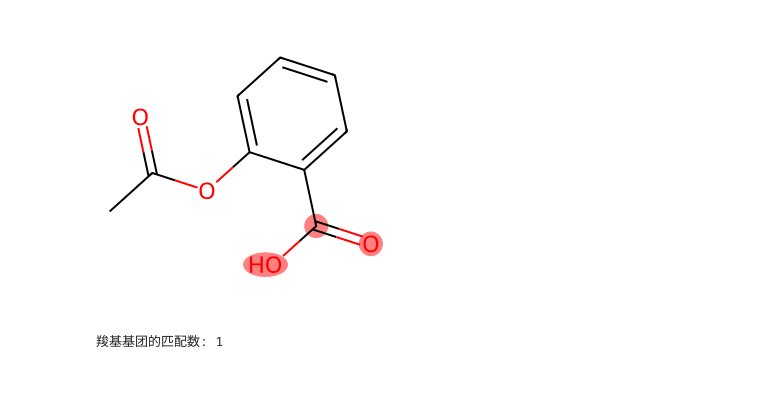
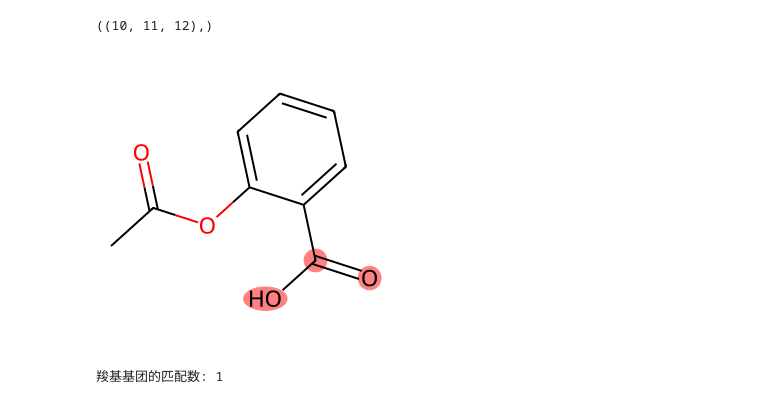
Before and after one commit to ZheLi-Lab/CADD_Class_Data, a Jupyter notebook: chapter6/Part1_Basic.ipynb, the cells around one changed output. Saved outputs shown, nothing was run; the diff lists cells and outputs as text; code cells hidden in the pictures.

```diff
--- a/chapter6/Part1_Basic.ipynb
+++ b/chapter6/Part1_Basic.ipynb
@@ -313,35 +211,24 @@ Similarity: 0.4482758620689655
 # %%
-"""
-子结构提取示例：
-1. 需要用到 RDKit 中的 Chem 模块、Draw 模块。
-2. 使用 Chem 中的 MolFromSmiles() 函数读取分子信息，MolFromSmarts() 函数定义子结构。
-3. 使用 GetSubstructMatches() 方法在分子中查找子结构。
-4. 使用 Draw 中的 MolToImage() 函数绘制分子结构。
-"""
-
+from rdkit import Chem
+from rdkit.Chem import Draw
 # 读取分子信息（阿司匹林）
 mol = Chem.MolFromSmiles('CC(=O)OC1=CC=CC=C1C(=O)O')
-
 # 定义羧基基团的子结构（C(=O)[OH]表示羧基）
 substructure = Chem.MolFromSmarts('C(=O)[OH]')
-
 # 在分子中查找羧基基团
 matches = mol.GetSubstructMatches(substructure)
-
 # 展平匹配结果，生成一个包含所有匹配原子索引的列表
-highlight_atoms = [atom for match in matches
-                   for atom in match]
-
+print(matches)
+# 定义高亮的原子索引
+highlight_atoms = []
+for match in matches:
+    for atom in match:
+        highlight_atoms.append(atom)
 # 绘制分子结构并高亮匹配的子结构
-img = Draw.MolToImage(mol,
-                      highlightAtoms=highlight_atoms
-                      if highlight_atoms else None)
-
-# 在 Jupyter Notebook 中显示图像
+img = Draw.MolToImage(mol, highlightAtoms=highlight_atoms)
 display(img)
-
-# 打印匹配结果
 print(f"羧基基团的匹配数: {len(matches)}")
 # %% [output]
+((10, 11, 12),)
-[figure, old version]
+[figure, new version]
-羧基基团的匹配数: 1
+羧基基团的匹配数: 1
```
Also changed, not shown: parts of 23 cells of this notebook, 32 other files.
